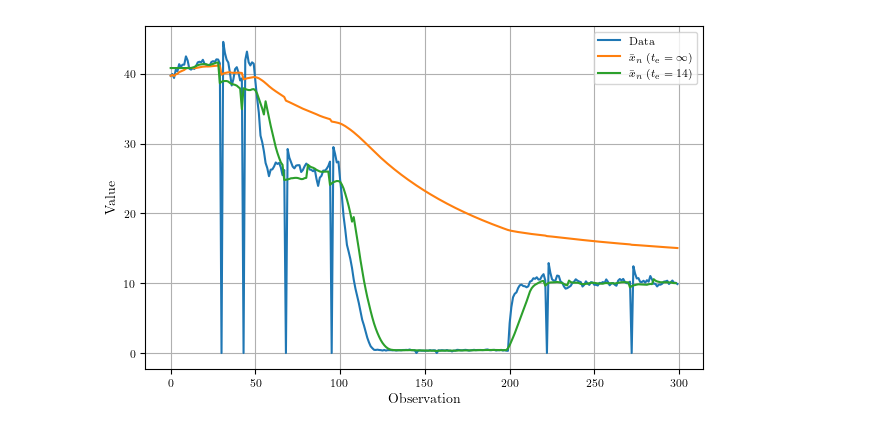
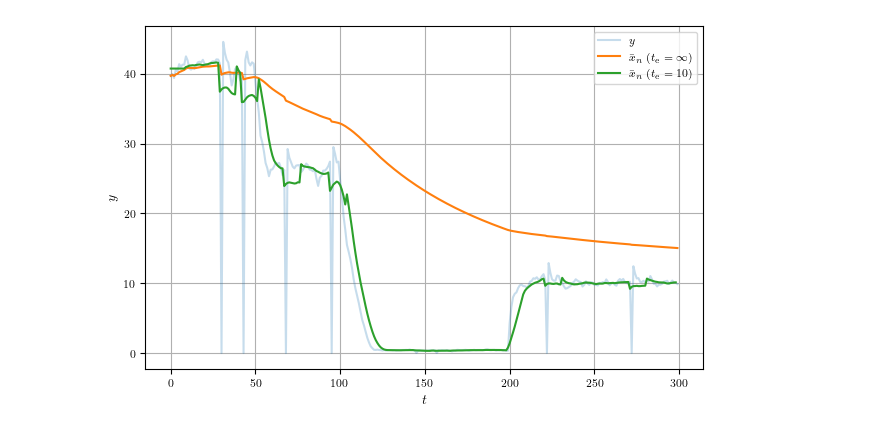
Before and after one commit to MarekWadinger/adaptive-interpretable-ad, a Jupyter notebook: ilustrate/ilustrator.ipynb, the cells around one changed output. Saved outputs shown, nothing was run; the diff lists cells and outputs as text; code cells hidden in the pictures.

```diff
--- a/ilustrate/ilustrator.ipynb
+++ b/ilustrate/ilustrator.ipynb
@@ -239,21 +218,21 @@ def system_perturbed(t, x, u):
 
 q0_max = 10
 q0_min = 0
-t_out, y_ref, y_out, u_out, labels = simulate(system_perturbed, sim_time=300, faults=True)
+t_out, y_ref, y_out_r, u_out_r, labels = simulate(system_perturbed, sim_time=300, faults=True)
 
 fig, axs = plt.subplots(nrows=2, ncols=1, figsize=set_size(subplots=(1,1)), sharex=True)
-axs[0].plot(t_out, y_ref[:,0], label='ref')
-axs[0].plot(t_out, y_out[:,0], label='y')
-axs[0].set_ylabel('Y')
+axs[0].plot(t_out, y_out_r[:,0], label='$y$')
+axs[0].plot(t_out, y_ref[:,0], label=r'$y_{\mathrm{ref}}$', linestyle=":")
+axs[0].set_ylabel('$y$')
 axs[0].set_title('a) Response of a System')
 axs[0].legend()
 
-axs[1].plot(t_out, u_out, label='u')
+axs[1].plot(t_out, u_out_r, label='$u$')
 color = next(axs[1]._get_lines.prop_cycler)
-axs[1].axhline(q0_max, **color)
-axs[1].axhline(q0_min, **color)
-axs[1].set_xlabel('t')
-axs[1].set_ylabel('U')
+axs[1].axhline(q0_max, **color, linestyle=":")
+axs[1].axhline(q0_min, **color, linestyle=":")
+axs[1].set_xlabel('$t$')
+axs[1].set_ylabel('$u$')
 axs[1].set_title('b) Actuator')
 axs[1].legend()
 
@@ -538,35 +684,37 @@ def inverse_welford(data, window_size):
     window_mean = np.mean(window)
     window_std = np.std(window)
     means = [window_mean] * (window_size - 1)
     stds = [window_std] * (window_size - 1)
     for i, x in enumerate(data[window_size:], start=window_size):
         prev = data[i - window_size]
         next_ = x
         window_mean = window_mean + (next_ - prev) / window_size
         window_std = np.sqrt(((window_size - 2) * window_std ** 2 + (next_ - prev) ** 2 + (next_ - window_mean) * (prev - window_mean)) / (window_size - 1))
         means.append(window_mean)
         stds.append(window_std)
     return means, stds
 
 # Generate example data
 data = X[:,1]
-window_size = 14
+window_size = 10
 # Calculate running means using Welford algorithm and inverse Welford algorithm
 welford_means, w_std = welford(data)
 inverse_welford_means, iw_std = inverse_welford(data, window_size=window_size)
 
 # Plot the data and running means
 fig, ax = plt.subplots(figsize=set_size())
-ax.plot(data, label='Data')
+ax.plot(data, label='$y$',
+        alpha=0.25)
 ax.plot(welford_means, label=r'$\bar x_n$ ($t_\mathrm{e} = \infty$)')
 ax.plot(inverse_welford_means,
         label=fr'$\bar x_n$ ($t_\mathrm e = {window_size}$)')
 ax.legend()
-ax.set_xlabel('Observation')
-ax.set_ylabel('Value')
+ax.set_xlabel('$t$')
+ax.set_ylabel('$y$')
+
 # ax.set_title('Running Means using Welford Algorithm with and without expiration')
 # Show the plot
 plt.savefig("welford_compare.pdf")
 plt.show()
 # %% [output]
-[figure, old version]
+[figure, new version]
```
Also changed, not shown: parts of 14 cells of this notebook, 4 other files.
